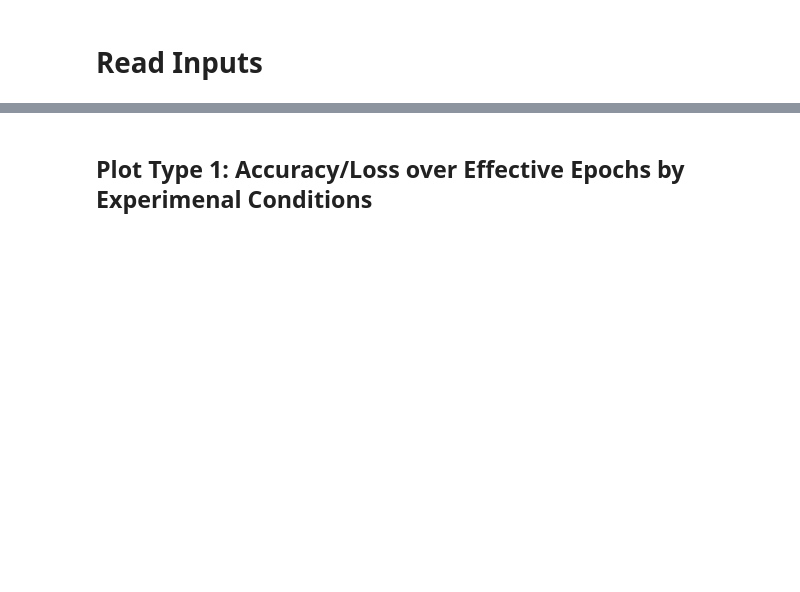
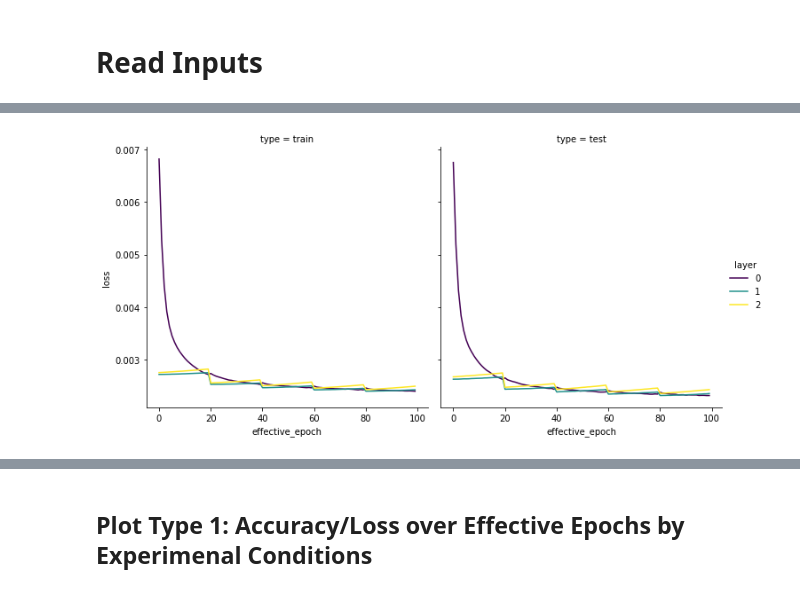
Before and after one commit to ehansen247/layerwise-nn-optimization, a Jupyter notebook: AnalyzeResults.ipynb, the cells around one changed output, grey strips where cells are left out. Saved outputs shown, nothing was run; the diff lists cells and outputs as text; code cells hidden in the pictures; blank space fills up the shorter version.

```diff
--- a/AnalyzeResults.ipynb
+++ b/AnalyzeResults.ipynb
@@ -180,0 +120,4 @@ cnn_c1_layerwise_df.iloc[:30, 4:20]
+# %%
+plot_cross_layer_results(CNN_layerwise_64_MNIST_exp2, y='loss', filename='CNN_layerwise_64_MNIST_exp1_crosslayer_top1')
+# %% [output]
+[figure, added]
```
Also changed, not shown: parts of 36 cells of this notebook, 14 other files.
